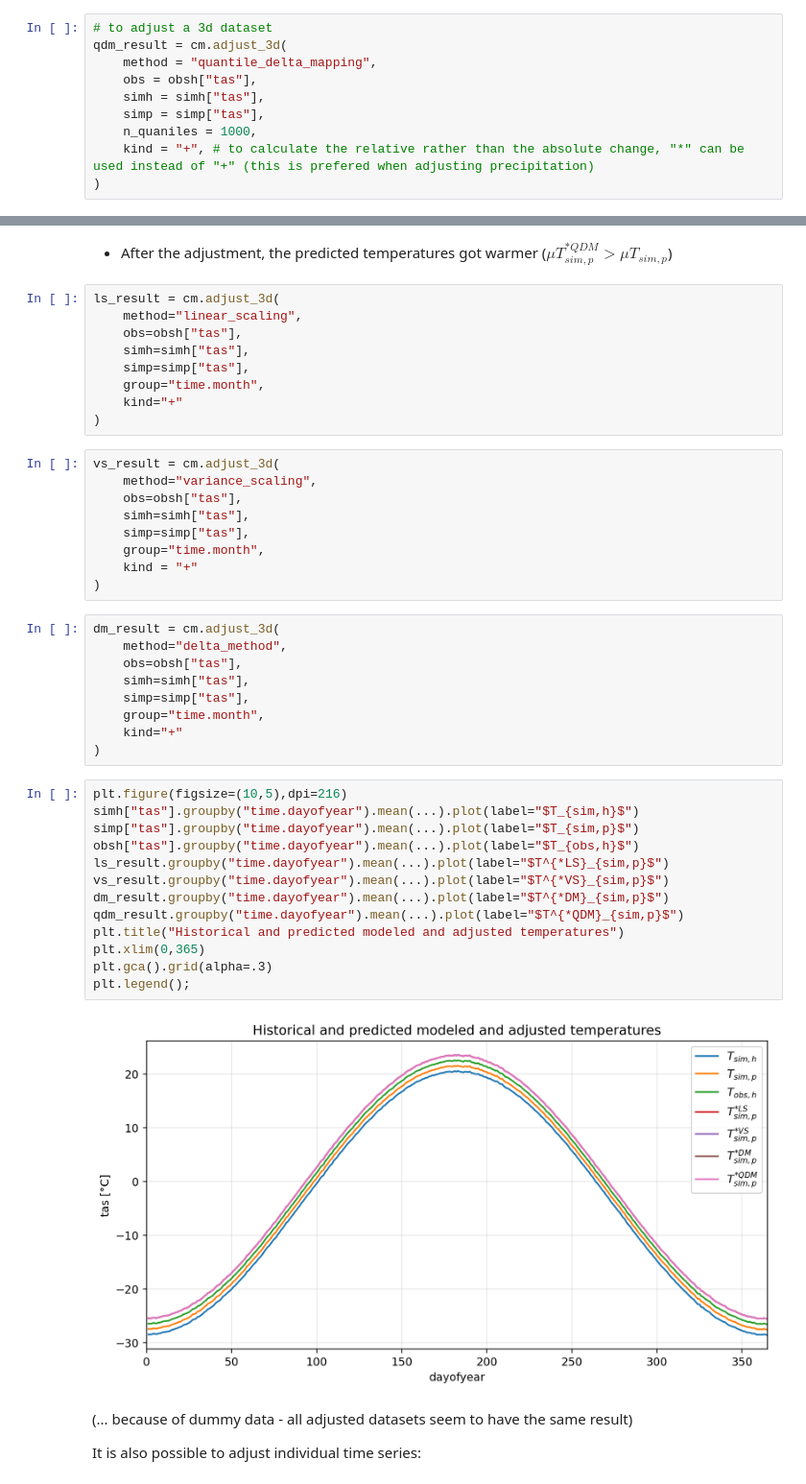
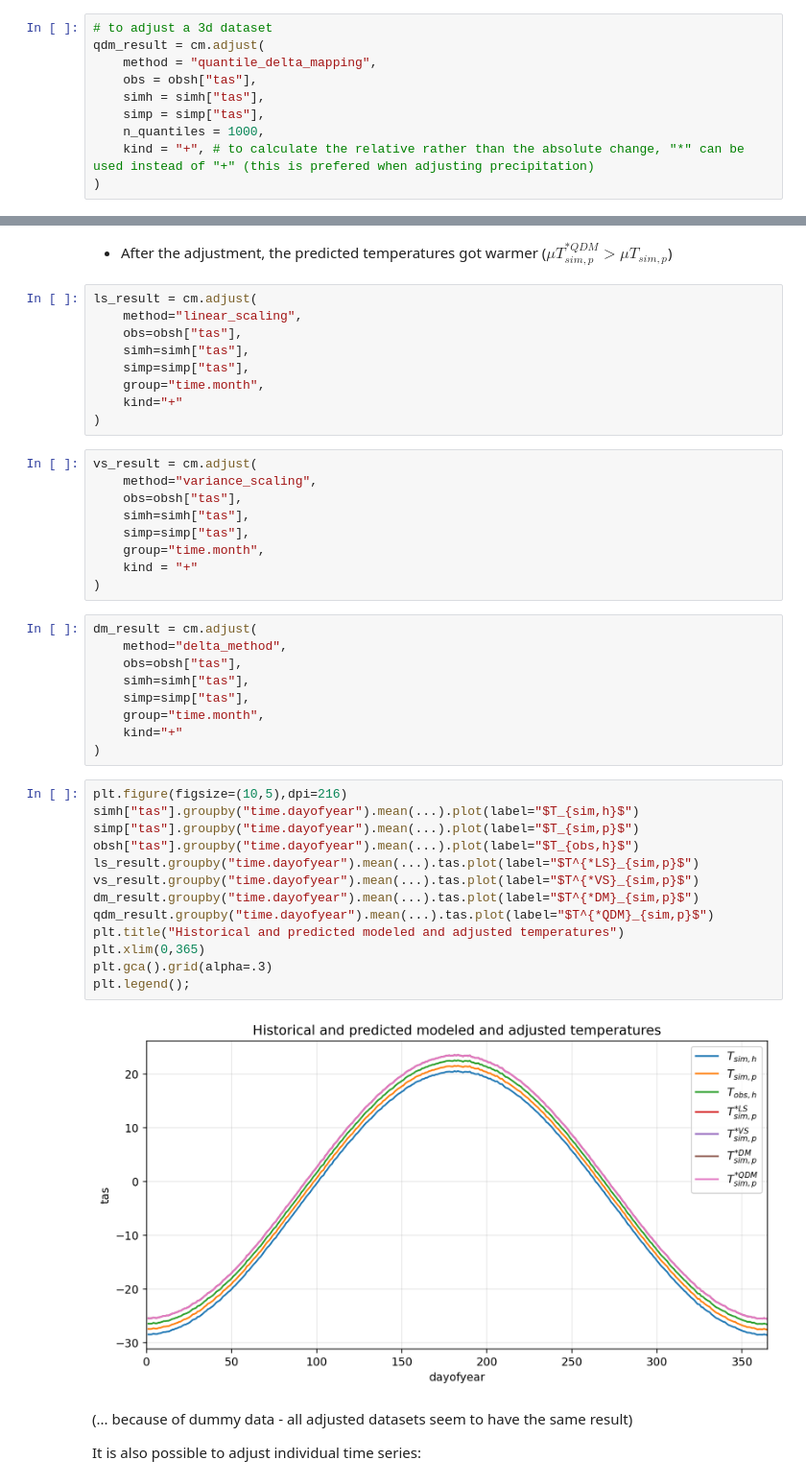
Before and after one commit to btschwertfeger/python-cmethods, a Jupyter notebook: examples/examples.ipynb, the cells around one changed output, grey strips where cells are left out. Shown: that part at 96% size. Drawn from its saved outputs; the diff is of its cells as text.

```diff
--- a/examples/examples.ipynb
+++ b/examples/examples.ipynb
@@ -75,12 +76,12 @@ from cmethods import CMethods as cm
 ## Apply QDM adjustment
 # %%
 # to adjust a 3d dataset
-qdm_result = cm.adjust_3d(
+qdm_result = cm.adjust(
     method = "quantile_delta_mapping",
     obs = obsh["tas"],
     simh = simh["tas"],
     simp = simp["tas"],
-    n_quaniles = 1000,
+    n_quantiles = 1000,
     kind = "+", # to calculate the relative rather than the absolute change, "*" can be used instead of "+" (this is prefered when adjusting precipitation)
 )
 # %%
@@ -120,7 +112,7 @@ plt.legend();
 # %% [markdown]
 * After the adjustment, the predicted temperatures got warmer ($\mu T^{*QDM}_{sim,p} > \mu T_{sim,p}$)
 # %%
-ls_result = cm.adjust_3d(
+ls_result = cm.adjust(
     method="linear_scaling",
     obs=obsh["tas"],
     simh=simh["tas"],
@@ -129,7 +121,7 @@ ls_result = cm.adjust_3d(
     kind="+"
 )
 # %%
-vs_result = cm.adjust_3d(
+vs_result = cm.adjust(
     method="variance_scaling",
     obs=obsh["tas"],
     simh=simh["tas"],
@@ -138,7 +130,7 @@ vs_result = cm.adjust_3d(
     kind = "+"
 )
 # %%
-dm_result = cm.adjust_3d(
+dm_result = cm.adjust(
     method="delta_method",
     obs=obsh["tas"],
     simh=simh["tas"],
@@ -149,18 +141,18 @@ dm_result = cm.adjust_3d(
 # %%
 plt.figure(figsize=(10,5),dpi=216)
 simh["tas"].groupby("time.dayofyear").mean(...).plot(label="$T_{sim,h}$")
 simp["tas"].groupby("time.dayofyear").mean(...).plot(label="$T_{sim,p}$")
 obsh["tas"].groupby("time.dayofyear").mean(...).plot(label="$T_{obs,h}$")
-ls_result.groupby("time.dayofyear").mean(...).plot(label="$T^{*LS}_{sim,p}$")
-vs_result.groupby("time.dayofyear").mean(...).plot(label="$T^{*VS}_{sim,p}$")
-dm_result.groupby("time.dayofyear").mean(...).plot(label="$T^{*DM}_{sim,p}$")
-qdm_result.groupby("time.dayofyear").mean(...).plot(label="$T^{*QDM}_{sim,p}$")
+ls_result.groupby("time.dayofyear").mean(...).tas.plot(label="$T^{*LS}_{sim,p}$")
+vs_result.groupby("time.dayofyear").mean(...).tas.plot(label="$T^{*VS}_{sim,p}$")
+dm_result.groupby("time.dayofyear").mean(...).tas.plot(label="$T^{*DM}_{sim,p}$")
+qdm_result.groupby("time.dayofyear").mean(...).tas.plot(label="$T^{*QDM}_{sim,p}$")
 plt.title("Historical and predicted modeled and adjusted temperatures")
 plt.xlim(0,365)
 plt.gca().grid(alpha=.3)
 plt.legend();
 # %% [output]
-[figure, old version]
+[figure, new version]
 # %% [markdown]
 (... because of dummy data - all adjusted datasets seem to have the same result)
 
```
Also changed, not shown: parts of 5 cells of this notebook, 1 other file.
